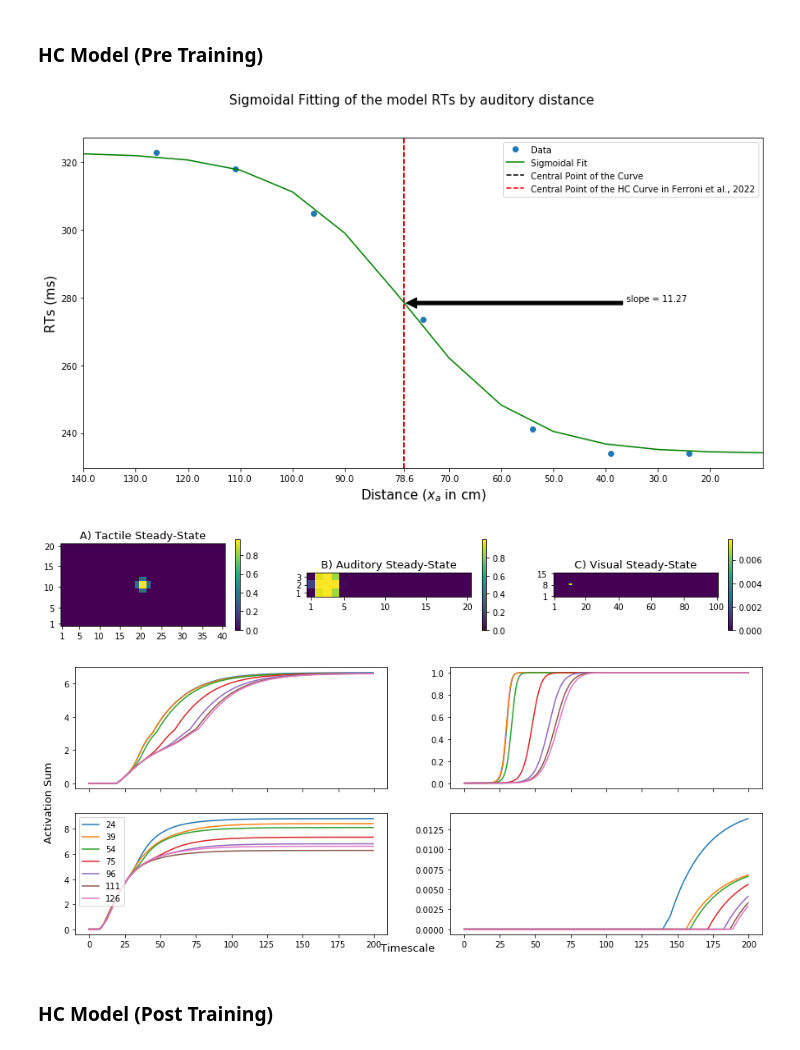
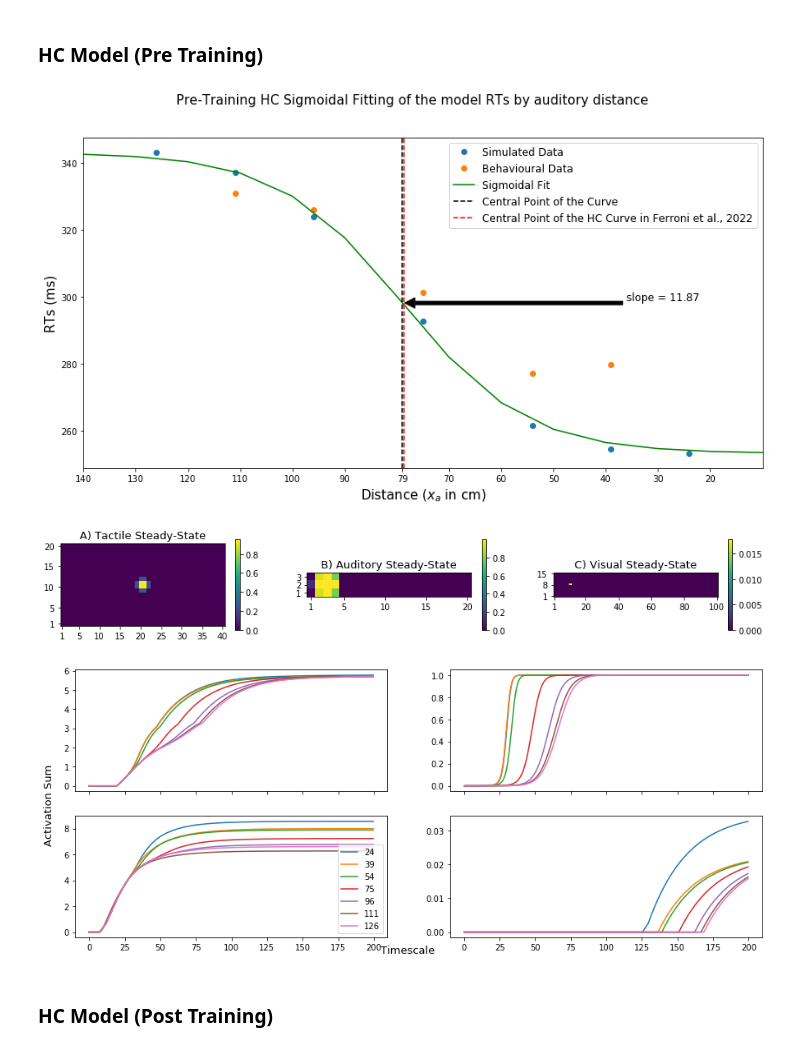
Before and after one commit to VladGrigoras/Dissertation, a Jupyter notebook: HC_FittingFerroni.ipynb, the cells around one changed output. Drawn from its saved outputs; the diff is of its cells as text; code cells hidden in the pictures.

```diff
--- a/HC_FittingFerroni.ipynb
+++ b/HC_FittingFerroni.ipynb
@@ -8,42 +8,45 @@ a_distances = [24, 39, 54, 75, 96, 111, 126]
 ### HC Model (Pre Training)
 # %%
 HCLt, HCLa, HCLv = Lw(.15, .05, 1, 4, .15, .05, 20, 80, .15, .05, 2, 8)
-HCWat, HCWvt, HCWav = crossmodal(.9, 2, .9, 2, .9, 2)
-HCWt, HCWa, HCWv, HCBt, HCBa, HCBv = FwFb(6.5, 6.5, 6.5, 7.75, 7.75, 7.75, 17, 990, 49, 0.98) #feedforward and feedback
+HCWat, HCWvt, HCWav = crossmodal(1.3, 2, 1.3, 2, 1.3, 2)
+HCWt, HCWa, HCWv, HCBt, HCBa, HCBv = FwFb(6.5, 6.5, 6.5, 6.55, 6.55, 6.55, 17, 990, 49, 0.98) #feedforward and feedback
 
 HCzt, HCza, HCzm, HCzv, HCrt = experiment(0.4, 200, a_distances, 5, HCLt, HCLa, HCLv, HCWt, HCWa, HCWv, HCBt, HCBa, HCBv, HCWat, HCWvt, HCWav, 0, 0)
 # %%
+#Figure 3.1 Sigmoidal Fitting
+
 ymin = np.min(HCrt)
 ymax = np.max(HCrt)
 
-HCcp, HCslope = fitting(a_distances, HCrt)
+cp, slope = fitting(a_distances, HCrt)
 
 x = np.arange(10, 150, 10)
-y = RTsig(x, HCcp, HCslope)
+y = RTsig(x, cp, slope)
 plt.figure(figsize = (14,7))
 
-plt.plot(a_distances, HCrt, 'o', label='Data')
+plt.plot(a_distances, HCrt, 'o', label='Simulated Data')
+plt.plot(a_distances[1:-1], fpreHCRTSig, 'o', label='Behavioural Data')
 plt.plot(x,y, label='Sigmoidal Fit', color = "g")
-plt.axvline(x = HCcp, color = 'black', label = 'Central Point of the Curve', linestyle = "dashed")
+plt.axvline(x = cp, color = 'black', label = 'Central Point of the Curve', linestyle = "dashed")
 plt.axvline(x = fprHCCP, color = 'red', label = 'Central Point of the HC Curve in Ferroni et al., 2022', linestyle = "dashed")
 
 plt.xlim(max(x), min(x))
-plt.xticks([20,30,40,50,60,70,HCcp,90, 100,110,120,130,140])
+plt.xticks([20,30,40,50,60,70,cp, 90, 100,110,120,130,140])
 
-plt.suptitle("Sigmoidal Fitting of the model RTs by auditory distance", fontsize = 15)
-plt.legend(loc='best')
+plt.suptitle("Pre-Training HC Sigmoidal Fitting of the model RTs by auditory distance", fontsize = 15)
+plt.legend(loc='best', fontsize = 12)
 plt.xlabel("Distance ($x_a$ in cm)", fontsize = 15)
 plt.ylabel("RTs (ms)", fontsize = 15)
 
-plt.annotate('slope = {}'.format(round(HCslope, 3)),
-            xy=(HCcp, (ymax+ymin)/2), xycoords='data',
+plt.annotate('slope = {}'.format(round(slope, 3)),
+            xy=(cp, (ymax+ymin)/2), xycoords='data',
             xytext=(0.8, 0.5), textcoords='axes fraction',
             arrowprops=dict(facecolor='black', shrink=0.01),
-            horizontalalignment='left', verticalalignment='bottom')
+            horizontalalignment='left', verticalalignment='bottom', fontsize = 12)
 
 plt.show()
 # %% [output]
-[figure, old version]
+[figure, new version]
 # %%
 #Steady State
 x = 0
@@ -83,7 +86,7 @@ fig.colorbar(hm3, ax = ax[2], shrink = 0.5)
 
 plt.show()
 # %% [output]
-[figure, old version]
+[figure, new version]
 # %%
 x = 500
 
@@ -116,7 +119,7 @@ fig.text(0.09, 0.5, 'Activation Sum', va='center', rotation='vertical', fontsize
 
 plt.show()
 # %% [output]
-[figure, old version]
+[figure, new version]
 # %% [markdown]
 ### HC Model (Post Training)
 # %% [markdown]
```
Also changed, not shown: parts of 18 cells of this notebook, 3 other files.
